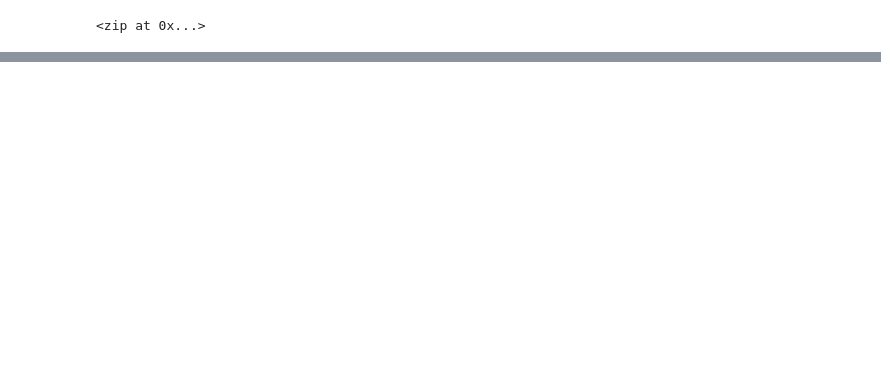
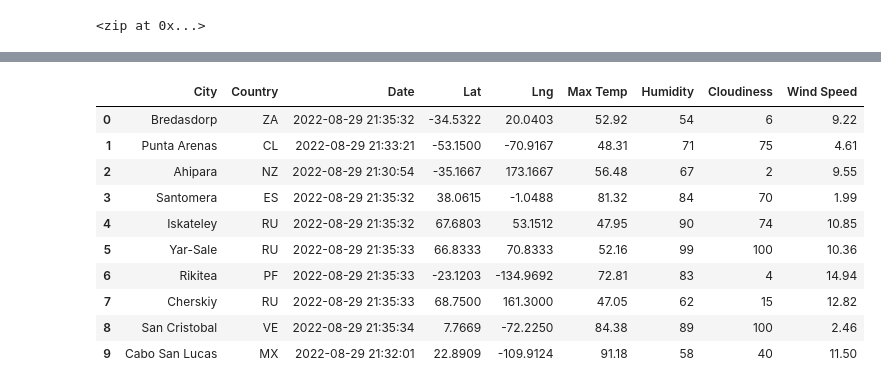
Before and after one commit to Andrew-E-Walters/World_Weather_Analysis, a Jupyter notebook: WeatherPy.ipynb, the cells around one changed output, grey strips where cells are left out. Cells and saved outputs as stored; diff of their text form; code cells hidden in the pictures; blank space fills up the shorter version.

```diff
--- a/WeatherPy.ipynb
+++ b/WeatherPy.ipynb
@@ -32,0 +154,17 @@ len(cities)
+# %%
+new_column_order = ["City", "Country", "Date", "Lat", "Lng", "Max Temp","Humidity","Cloudiness","Wind Speed"]
+# %%
+city_data_df = city_data_df[new_column_order]
+city_data_df.head(10)
+# %% [output]
+|  | City | Country | Date | Lat | Lng | Max Temp | Humidity | Cloudiness | Wind Speed |
+| 0 | Bredasdorp | ZA | 2022-08-29 21:35:32 | -34.5322 | 20.0403 | 52.92 | 54 | 6 | 9.22 |
+| 1 | Punta Arenas | CL | 2022-08-29 21:33:21 | -53.1500 | -70.9167 | 48.31 | 71 | 75 | 4.61 |
+| 2 | Ahipara | NZ | 2022-08-29 21:30:54 | -35.1667 | 173.1667 | 56.48 | 67 | 2 | 9.55 |
+| 3 | Santomera | ES | 2022-08-29 21:35:32 | 38.0615 | -1.0488 | 81.32 | 84 | 70 | 1.99 |
+| 4 | Iskateley | RU | 2022-08-29 21:35:32 | 67.6803 | 53.1512 | 47.95 | 90 | 74 | 10.85 |
+| 5 | Yar-Sale | RU | 2022-08-29 21:35:33 | 66.8333 | 70.8333 | 52.16 | 99 | 100 | 10.36 |
+| 6 | Rikitea | PF | 2022-08-29 21:35:33 | -23.1203 | -134.9692 | 72.81 | 83 | 4 | 14.94 |
+| 7 | Cherskiy | RU | 2022-08-29 21:35:33 | 68.7500 | 161.3000 | 47.05 | 62 | 15 | 12.82 |
+| 8 | San Cristobal | VE | 2022-08-29 21:35:34 | 7.7669 | -72.2250 | 84.38 | 89 | 100 | 2.46 |
+| 9 | Cabo San Lucas | MX | 2022-08-29 21:32:01 | 22.8909 | -109.9124 | 91.18 | 58 | 40 | 11.50 |
```
Also changed, not shown: parts of 7 cells of this notebook.
